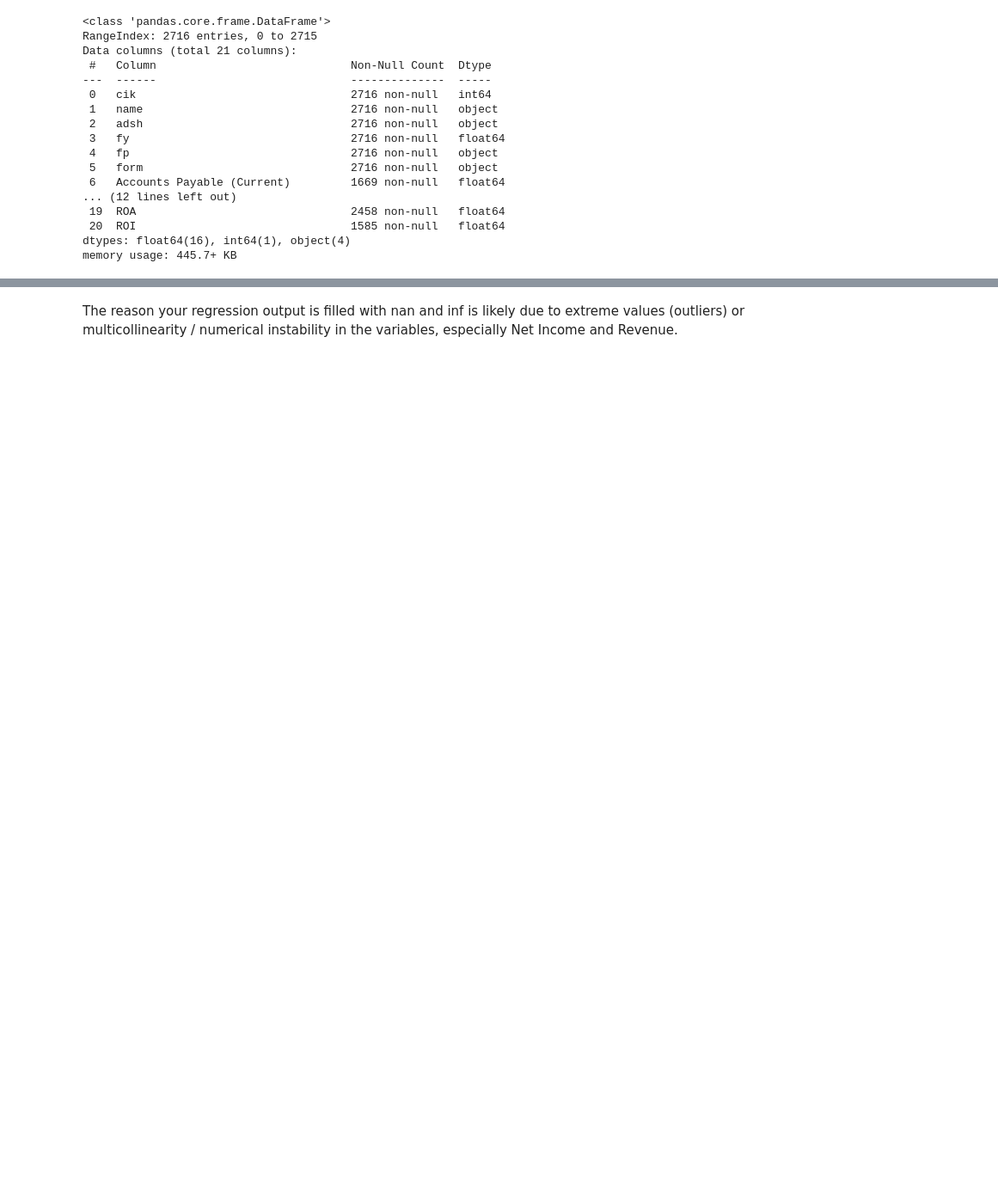
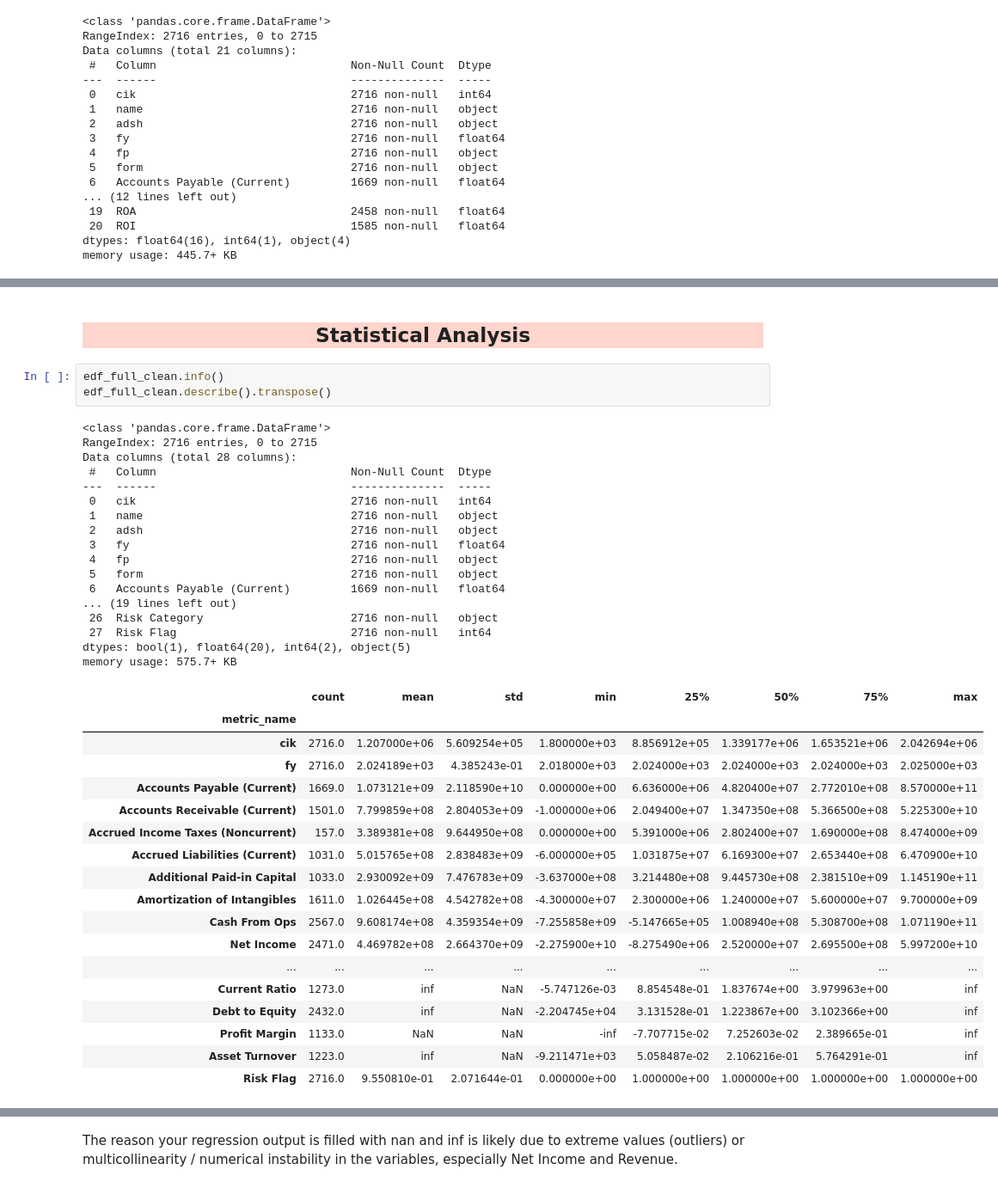
Before and after one commit to NataliaStekolnikova/credit-analysis-dashboard, a Jupyter notebook: notebooks/extracting-financial-10-k-reports-via-sec-edgar-db.ipynb, the cells around one changed output, grey strips where cells are left out. Shown at 86% size. Drawn from its saved outputs; the diff is of its cells as text; blank space fills up the shorter version.

```diff
--- a/notebooks/extracting-financial-10-k-reports-via-sec-edgar-db.ipynb
+++ b/notebooks/extracting-financial-10-k-reports-via-sec-edgar-db.ipynb
@@ -608,0 +627,41 @@ Name: count, dtype: int64
+# %% [markdown]
+<h2 style="background-color: #ffd5cd; text-align: center">Statistical Analysis</h2>
+# %%
+edf_full_clean.info()
+edf_full_clean.describe().transpose()
+# %% [output]
+<class 'pandas.core.frame.DataFrame'>
+RangeIndex: 2716 entries, 0 to 2715
+Data columns (total 28 columns):
+ #   Column                             Non-Null Count  Dtype
+---  ------                             --------------  -----
+ 0   cik                                2716 non-null   int64
+ 1   name                               2716 non-null   object
+ 2   adsh                               2716 non-null   object
+ 3   fy                                 2716 non-null   float64
+ 4   fp                                 2716 non-null   object
+ 5   form                               2716 non-null   object
+ 6   Accounts Payable (Current)         1669 non-null   float64
+... (19 lines left out)
+ 26  Risk Category                      2716 non-null   object
+ 27  Risk Flag                          2716 non-null   int64
+dtypes: bool(1), float64(20), int64(2), object(5)
+memory usage: 575.7+ KB
+|  | count | mean | std | min | 25% | 50% | 75% | max |
+| metric_name |  |  |  |  |  |  |  |  |
+| cik | 2716.0 | 1.207000e+06 | 5.609254e+05 | 1.800000e+03 | 8.856912e+05 | 1.339177e+06 | 1.653521e+06 | 2.042694e+06 |
+| fy | 2716.0 | 2.024189e+03 | 4.385243e-01 | 2.018000e+03 | 2.024000e+03 | 2.024000e+03 | 2.024000e+03 | 2.025000e+03 |
+| Accounts Payable (Current) | 1669.0 | 1.073121e+09 | 2.118590e+10 | 0.000000e+00 | 6.636000e+06 | 4.820400e+07 | 2.772010e+08 | 8.570000e+11 |
+| Accounts Receivable (Current) | 1501.0 | 7.799859e+08 | 2.804053e+09 | -1.000000e+06 | 2.049400e+07 | 1.347350e+08 | 5.366500e+08 | 5.225300e+10 |
+| Accrued Income Taxes (Noncurrent) | 157.0 | 3.389381e+08 | 9.644950e+08 | 0.000000e+00 | 5.391000e+06 | 2.802400e+07 | 1.690000e+08 | 8.474000e+09 |
+| Accrued Liabilities (Current) | 1031.0 | 5.015765e+08 | 2.838483e+09 | -6.000000e+05 | 1.031875e+07 | 6.169300e+07 | 2.653440e+08 | 6.470900e+10 |
+| Additional Paid-in Capital | 1033.0 | 2.930092e+09 | 7.476783e+09 | -3.637000e+08 | 3.214480e+08 | 9.445730e+08 | 2.381510e+09 | 1.145190e+11 |
+| Amortization of Intangibles | 1611.0 | 1.026445e+08 | 4.542782e+08 | -4.300000e+07 | 2.300000e+06 | 1.240000e+07 | 5.600000e+07 | 9.700000e+09 |
+| Cash From Ops | 2567.0 | 9.608174e+08 | 4.359354e+09 | -7.255858e+09 | -5.147665e+05 | 1.008940e+08 | 5.308700e+08 | 1.071190e+11 |
+| Net Income | 2471.0 | 4.469782e+08 | 2.664370e+09 | -2.275900e+10 | -8.275490e+06 | 2.520000e+07 | 2.695500e+08 | 5.997200e+10 |
+| ... | ... | ... | ... | ... | ... | ... | ... | ... |
+| Current Ratio | 1273.0 | inf | NaN | -5.747126e-03 | 8.854548e-01 | 1.837674e+00 | 3.979963e+00 | inf |
+| Debt to Equity | 2432.0 | inf | NaN | -2.204745e+04 | 3.131528e-01 | 1.223867e+00 | 3.102366e+00 | inf |
+| Profit Margin | 1133.0 | NaN | NaN | -inf | -7.707715e-02 | 7.252603e-02 | 2.389665e-01 | inf |
+| Asset Turnover | 1223.0 | inf | NaN | -9.211471e+03 | 5.058487e-02 | 2.106216e-01 | 5.764291e-01 | inf |
+| Risk Flag | 2716.0 | 9.550810e-01 | 2.071644e-01 | 0.000000e+00 | 1.000000e+00 | 1.000000e+00 | 1.000000e+00 | 1.000000e+00 |
```
Also changed, not shown: parts of 27 cells of this notebook.
